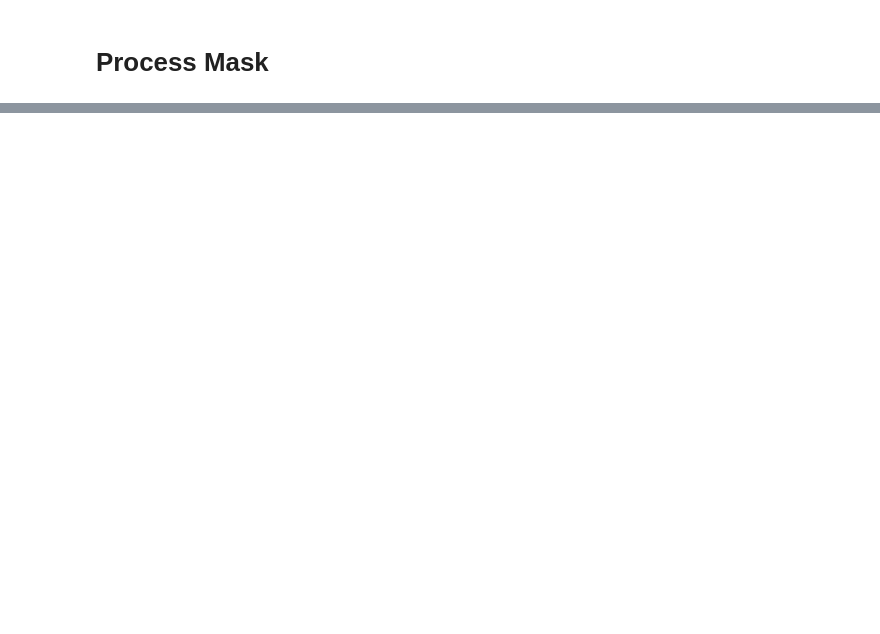
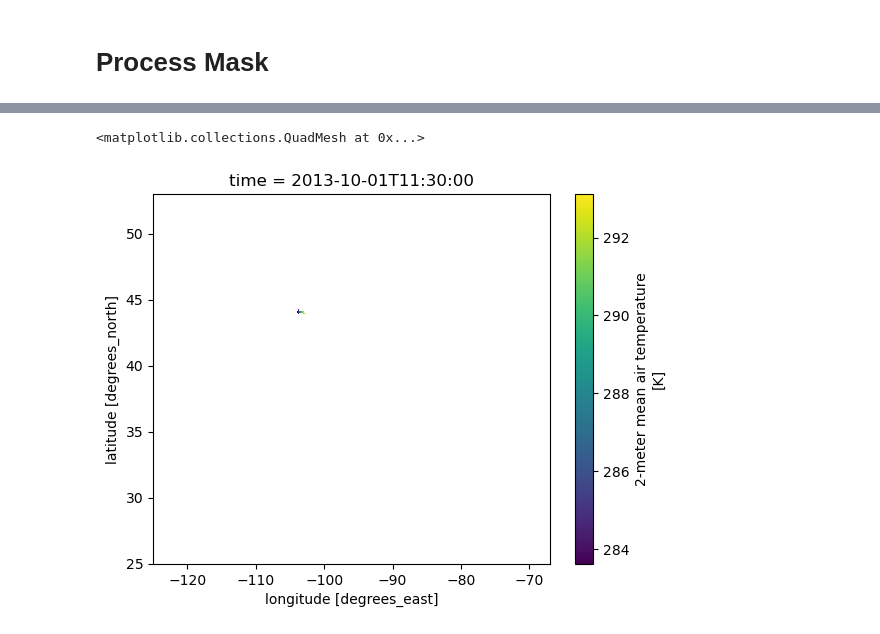
Before and after one commit to wjcapehart/NLDAS_Processing, a Jupyter notebook: NLDAS_Read_THREDDS.ipynb, the cells around one changed output, grey strips where cells are left out. Cells and saved outputs as stored; diff of their text form; code cells hidden in the pictures; blank space fills up the shorter version.

```diff
--- a/NLDAS_Read_THREDDS.ipynb
+++ b/NLDAS_Read_THREDDS.ipynb
@@ -95,18 +79,0 @@ Here, we are only looking at the total Yellowstone basin.  (We have HUC levels f
-# %%
-#################################################
-#
-# User Modification Area
-#
-
-# Mask Variable
-
-Mask_Variable = "huc04" # Level 2 river basins (4-digits)
-Mask_Lookup   =    1007 # Yellowstone Basin.
-
-# Start Date & Stop Dates
-
-start_date = "2017-01-01"
-stop_date  = "2023-12-31"
-
-#
-#################################################
@@ -197,0 +228,5 @@ Attributes:
+# %%
+#http://kyrill.ias.sdsmt.edu:8080/thredds/dodsC/NLDAS/2013/10/NLDAS_NOAH_DAILY_2013-10-13.ncthredds_base_url = ""
+
+tds_root_url = "http://kyrill.ias.sdsmt.edu:8080/thredds/dodsC/NLDAS/"
+date_range = np.arange(start_date, stop_date + np.timedelta64(1, 'D'))
@@ -197,0 +238,14 @@ Attributes:
+# %%
+date = date_range[0]
+
+year  = date.astype('datetime64[Y]').astype(int) + 1970
+month = date.astype('datetime64[M]').astype(int) % 12 + 1
+day   = date - date.astype('datetime64[M]') + 1
+
+tds_url = tds_root_url + str(year).zfill(4)  + \
+                   "/" + str(month).zfill(2) + \
+                   "/NLDAS_NOAH_DAILY_"      + \
+                   str(date)                 + \
+                   ".nc"
+
+xf = xr.open_dataset(tds_url).where(mask == 1)
@@ -197,0 +272,5 @@ Attributes:
+# %%
+xf["mean_air_temperature"].plot()
+# %% [output]
+<matplotlib.collections.QuadMesh at 0x...>
+[figure, added]
```
Also changed, not shown: parts of 17 cells of this notebook, 5 other files.
